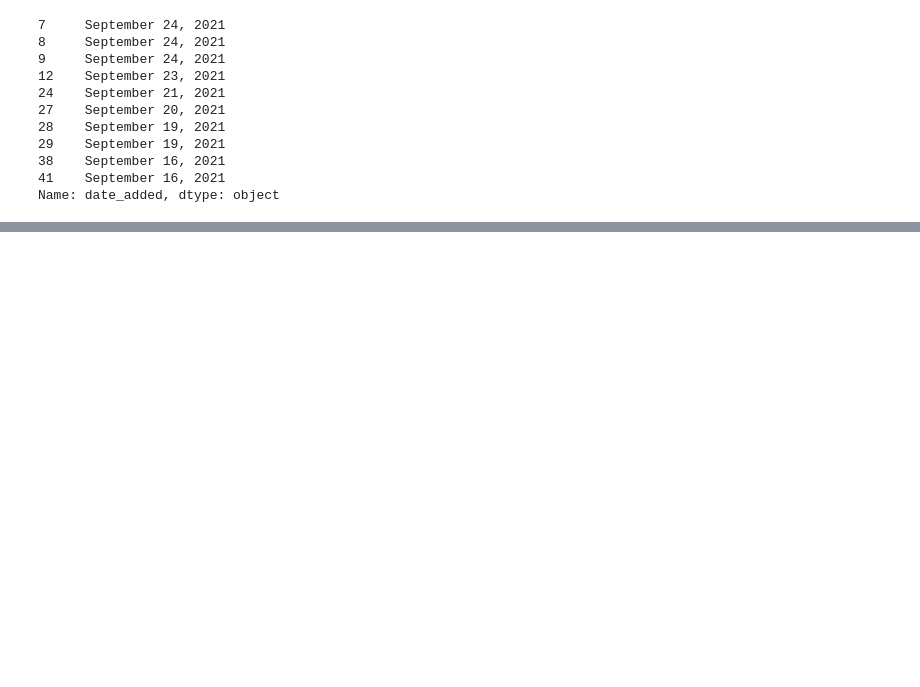
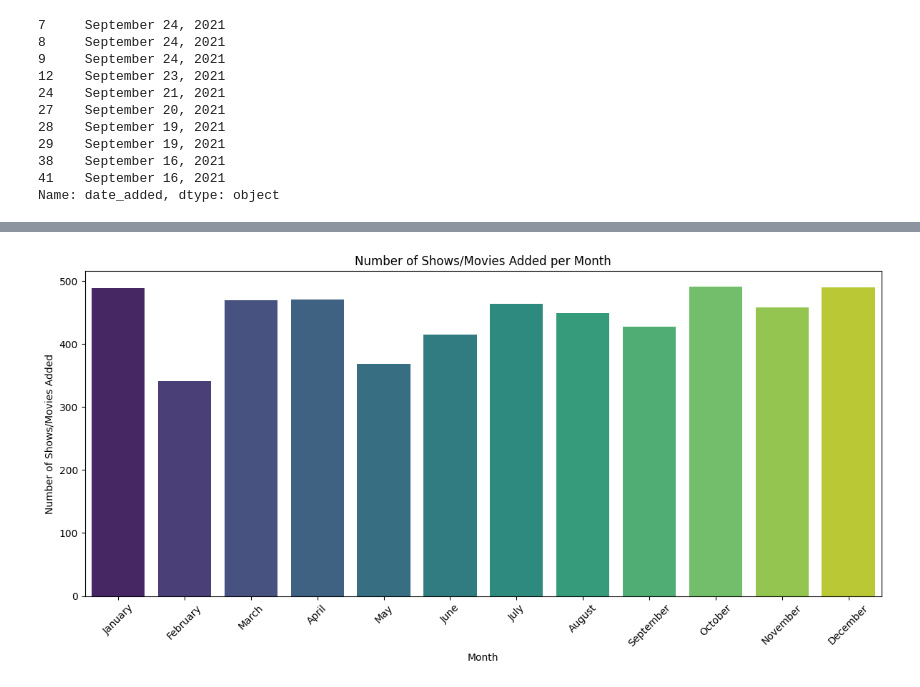
Before and after one commit to Jitesh117/netflix_data_analysis, a Jupyter notebook: analysis.ipynb, the cells around one changed output, grey strips where cells are left out. Cells and saved outputs as stored; diff of their text form; code cells hidden in the pictures; blank space fills up the shorter version.

Commit message:
trend of content added over different months

```diff
--- a/analysis.ipynb
+++ b/analysis.ipynb
@@ -205,0 +186,19 @@ df.head()
+# %%
+df['date_added'] = pd.to_datetime(df['date_added'])
+df['month_added'] = df['date_added'].dt.month
+
+monthly_counts = df.groupby('month_added').size()
+
+month_names = ['January', 'February', 'March', 'April', 'May', 'June', 'July',
+               'August', 'September', 'October', 'November', 'December']
+
+plt.figure(figsize=(12, 6))
+sns.barplot(x=monthly_counts.index, y=monthly_counts.values, palette='viridis')
+plt.xlabel('Month')
+plt.ylabel('Number of Shows/Movies Added')
+plt.title('Number of Shows/Movies Added per Month')
+plt.xticks(ticks=range(12), labels=month_names, rotation=45)
+plt.tight_layout()
+plt.show()
+# %% [output]
+[figure, added]
```
Also changed, not shown: parts of 7 cells of this notebook, 1 other file.
